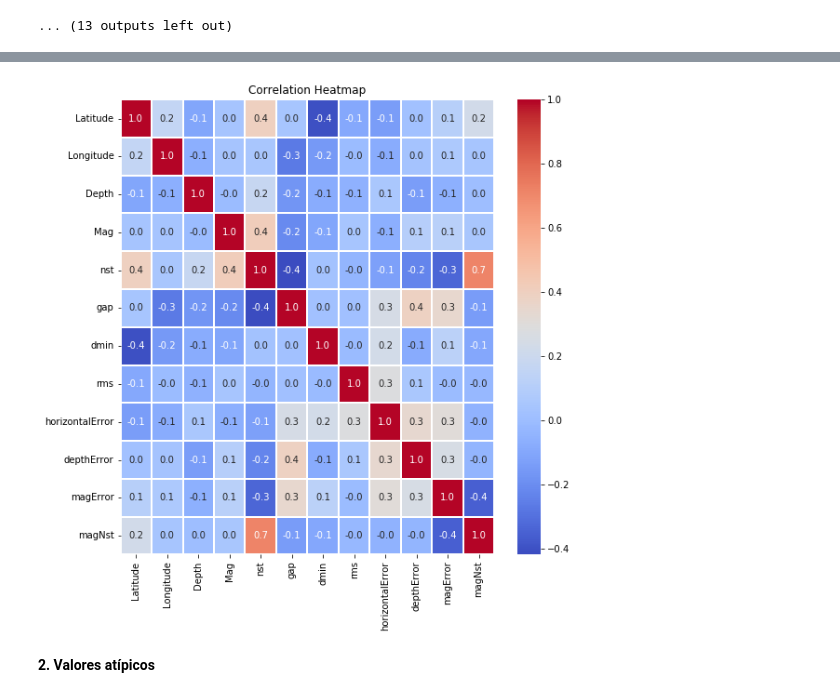
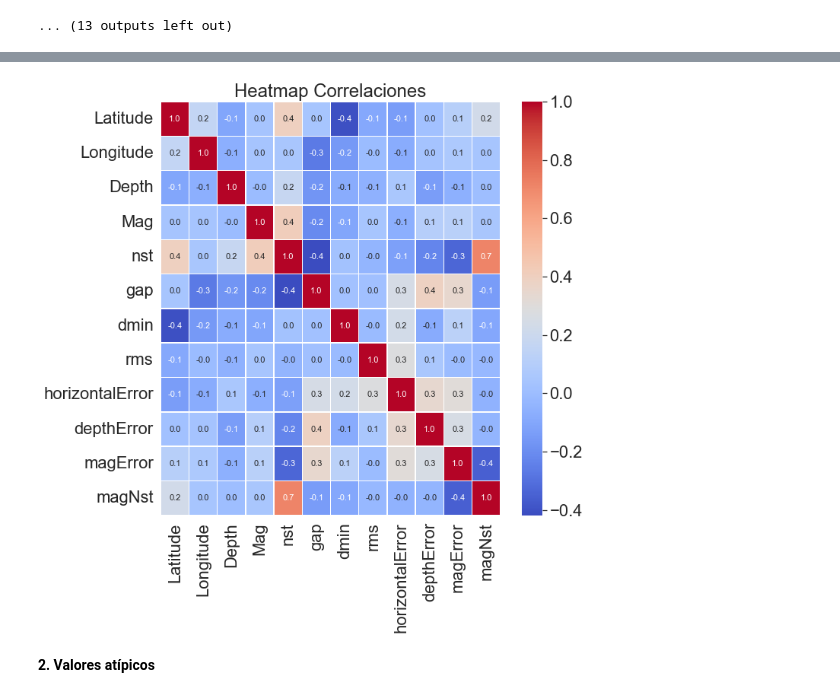
Before and after one commit to imurcortes/Eathquake, a Jupyter notebook: code.ipynb, the cells around one changed output, grey strips where cells are left out. Saved outputs shown, nothing was run; the diff lists cells and outputs as text; code cells hidden in the pictures.

```diff
--- a/code.ipynb
+++ b/code.ipynb
@@ -354,14 +355,11 @@ df.corr()
 # %%
-
-# Create the heatmap
-f, ax = plt.subplots(figsize=(9, 9))
-sns.heatmap(df.corr(), annot=True, linewidths=1, fmt='.1f', ax=ax, cmap='coolwarm')
-
-# You can add additional customizations if needed
-plt.title("Correlation Heatmap")
+# Heatmap de correlaciones
+f, ax = plt.subplots(figsize=(10, 10))
+sns.heatmap(df.corr(), annot=True, linewidths=0.5, fmt='.1f', ax=ax, cmap='coolwarm', annot_kws={"size": 11})
+plt.title("Heatmap Correlaciones")
 plt.show()
 # %% [output]
-[figure, old version]
+[figure, new version]
 # %% [markdown]
 **2. Valores atípicos**
 # %%
```
Also changed, not shown: parts of 31 cells of this notebook, 1 other file.
